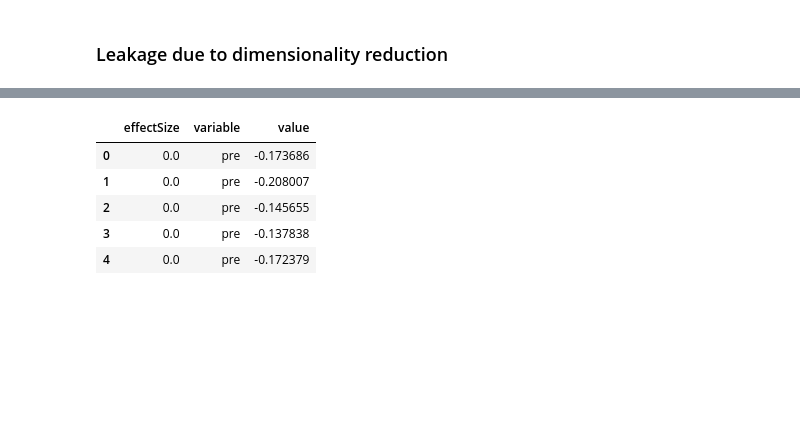
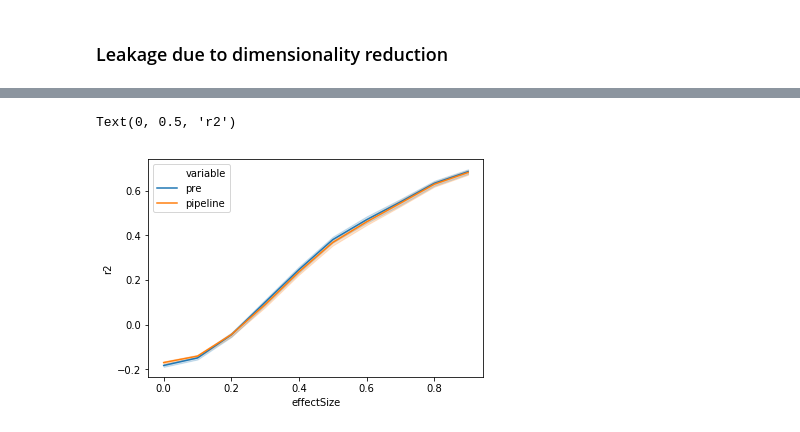
Before and after one commit to poldrack/PredictionCV, a Jupyter notebook: PredictionPaperFigures.ipynb, the cells around one changed output, grey strips where cells are left out. Saved outputs shown, nothing was run; the diff lists cells and outputs as text; code cells hidden in the pictures; blank space fills up the shorter version.

```diff
--- a/PredictionPaperFigures.ipynb
+++ b/PredictionPaperFigures.ipynb
@@ -590,9 +593,16 @@ seaborn.lineplot(x='effectSize',y='value',hue='variable',data=pca_results_df)
-# %%
-pca_results_df.head()
-# %% [output]
-|  | effectSize | variable | value |
-| 0 | 0.0 | pre | -0.173686 |
-| 1 | 0.0 | pre | -0.208007 |
-| 2 | 0.0 | pre | -0.145655 |
-| 3 | 0.0 | pre | -0.137838 |
-| 4 | 0.0 | pre | -0.172379 |
+# %%
+pca_sim_results = []
+nruns=1000
+scoring='r2'
+for es in numpy.arange(0,1,.1):
+    for i in range(nruns):
+        result = run_pca_sim(effectsize = es,scoring=scoring)
+        pca_sim_results.append([es]+result)
+# %%
+pca_results_df_r2 = pandas.DataFrame.from_records(pca_sim_results,columns=['effectSize','pre','pipeline']).melt(id_vars=['effectSize'])
+
+seaborn.lineplot(x='effectSize',y='value',hue='variable',data=pca_results_df_r2)
+plt.ylabel(scoring)
+# %% [output]
+Text(0, 0.5, 'r2')
+[figure, added]
```
Also changed, not shown: parts of 5 cells of this notebook.
